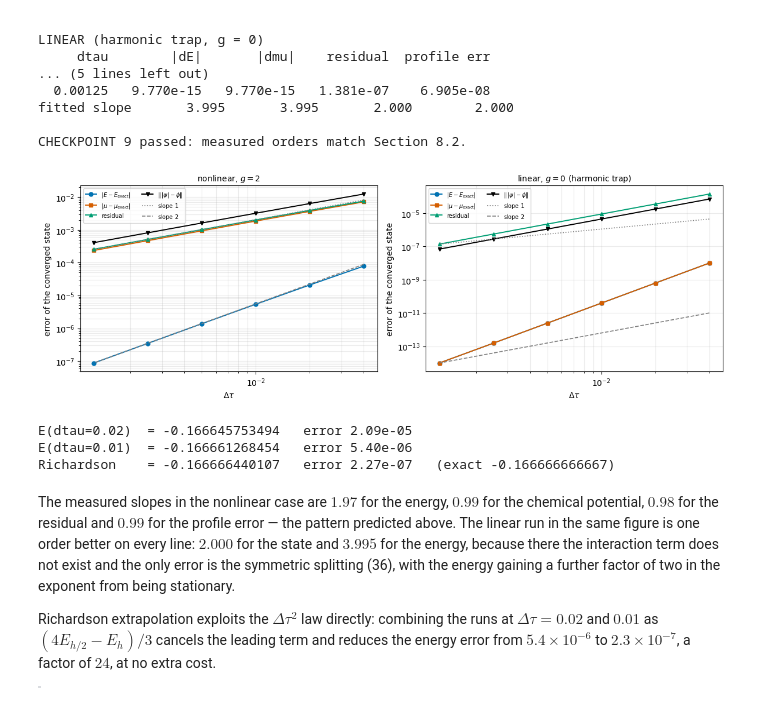
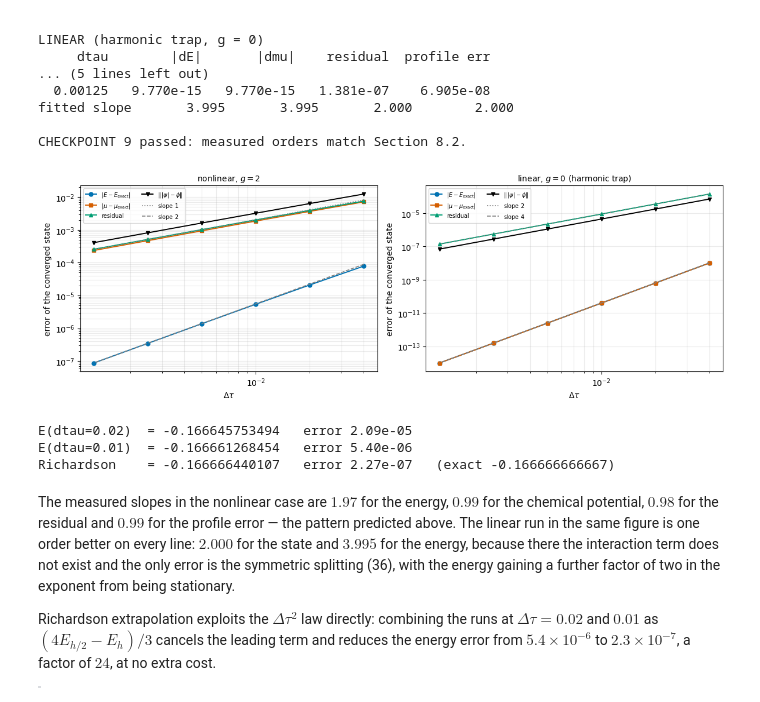
Before and after one commit to MarcinPlodzien/quantum-many-body-simulation, a Jupyter notebook: ch01_computational_toolbox/00c_bright_soliton_imaginary_time_nonlinear_schroedinger.ipynb, the cells around one changed output. Drawn from its saved outputs; the diff is of its cells as text; code cells hidden in the pictures.

```diff
--- a/ch01_computational_toolbox/00c_bright_soliton_imaginary_time_nonlinear_schroedinger.ipynb
+++ b/ch01_computational_toolbox/00c_bright_soliton_imaginary_time_nonlinear_schroedinger.ipynb
@@ -2316,36 +2325,37 @@ CHECKPOINT 9 passed: measured orders match Section 8.2.
 # %%
 # ==============================================================================
 # FIGURE + RICHARDSON EXTRAPOLATION in dtau
 #   E(dtau) = E_exact + c dtau^2 + O(dtau^4)  ->  (4 E(h/2) - E(h)) / 3 removes the leading term.
 # ==============================================================================
 fig, axes = plt.subplots(1, 2, figsize=(12.0, 4.2))
 for ax, (tag, rows) in zip(axes, [("nonlinear, $g=2$", rows_nl), ("linear, $g=0$ (harmonic trap)", rows_lin)]):
     for j, (lab, col, mk) in zip((1, 2, 3, 4),
                                  [(r"$|E-E_{\rm exact}|$", C_NUM, "o"),
                                   (r"$|\mu-\mu_{\rm exact}|$", C_ANA, "s"),
                                   (r"residual", C_THIRD, "^"),
                                   (r"$\Vert\,|\psi|-\phi\Vert$", "k", "v")]):
         ax.loglog(rows[:, 0], rows[:, j], mk + "-", ms=5, color=col, lw=1.4, label=lab)
     ref = rows[-1, 0]
-    ax.loglog(rows[:, 0], rows[-1, 3] * (rows[:, 0] / ref) ** 1, ":", color="0.5", lw=1.2,
-              label=r"slope $1$")
-    ax.loglog(rows[:, 0], rows[-1, 1] * (rows[:, 0] / ref) ** 2, "--", color="0.5", lw=1.2,
-              label=r"slope $2$")
+    p_state, p_energy = (1, 2) if rows is rows_nl else (2, 4)   # the orders derived in Section 8.2
+    ax.loglog(rows[:, 0], rows[-1, 3] * (rows[:, 0] / ref) ** p_state, ":", color="0.5", lw=1.2,
+              label=rf"slope ${p_state}$")
+    ax.loglog(rows[:, 0], rows[-1, 1] * (rows[:, 0] / ref) ** p_energy, "--", color="0.5", lw=1.2,
+              label=rf"slope ${p_energy}$")
     ax.set_xlabel(r"$\Delta\tau$"), ax.set_ylabel("error of the converged state")
     ax.set_title(tag, fontsize=10), ax.grid(alpha=0.25, which="both"), ax.legend(fontsize=7, ncol=2)
 fig.tight_layout()
 plt.show()
 
 E_h = np.array([gp_energy(np.asarray(imaginary_time_ground_state(
     psi_guess, jnp.asarray(k), dx, G, V_ZERO, h, int(round(TAU_MAX / h)))[0]), k, dx, G)
     for h in (0.02, 0.01)])
 E_rich = (4 * E_h[1] - E_h[0]) / 3.0
 print(f"E(dtau=0.02)  = {E_h[0]:.12f}   error {abs(E_h[0] + G ** 2 / 24):.2e}")
 print(f"E(dtau=0.01)  = {E_h[1]:.12f}   error {abs(E_h[1] + G ** 2 / 24):.2e}")
 print(f"Richardson    = {E_rich:.12f}   error {abs(E_rich + G ** 2 / 24):.2e}   (exact {-G ** 2 / 24:.12f})")
 assert abs(E_rich + G ** 2 / 24) < 0.1 * abs(E_h[1] + G ** 2 / 24), "extrapolation must beat the finer run"
 # %% [output]
-[figure, old version]
+[figure, new version]
 E(dtau=0.02)  = -0.166645753494   error 2.09e-05
 E(dtau=0.01)  = -0.166661268454   error 5.40e-06
 Richardson    = -0.166666440107   error 2.27e-07   (exact -0.166666666667)
```
Also changed, not shown: parts of 41 cells of this notebook, 43 other files.
